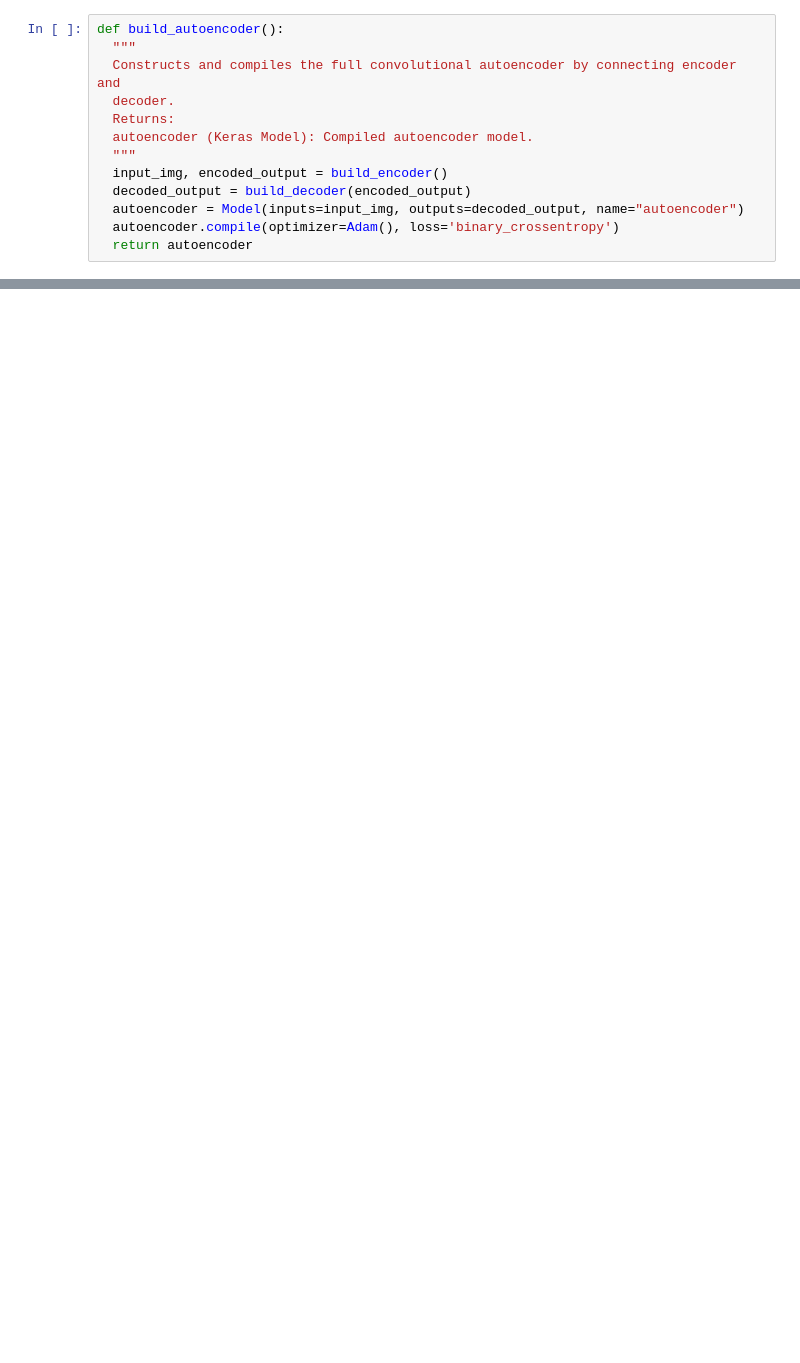
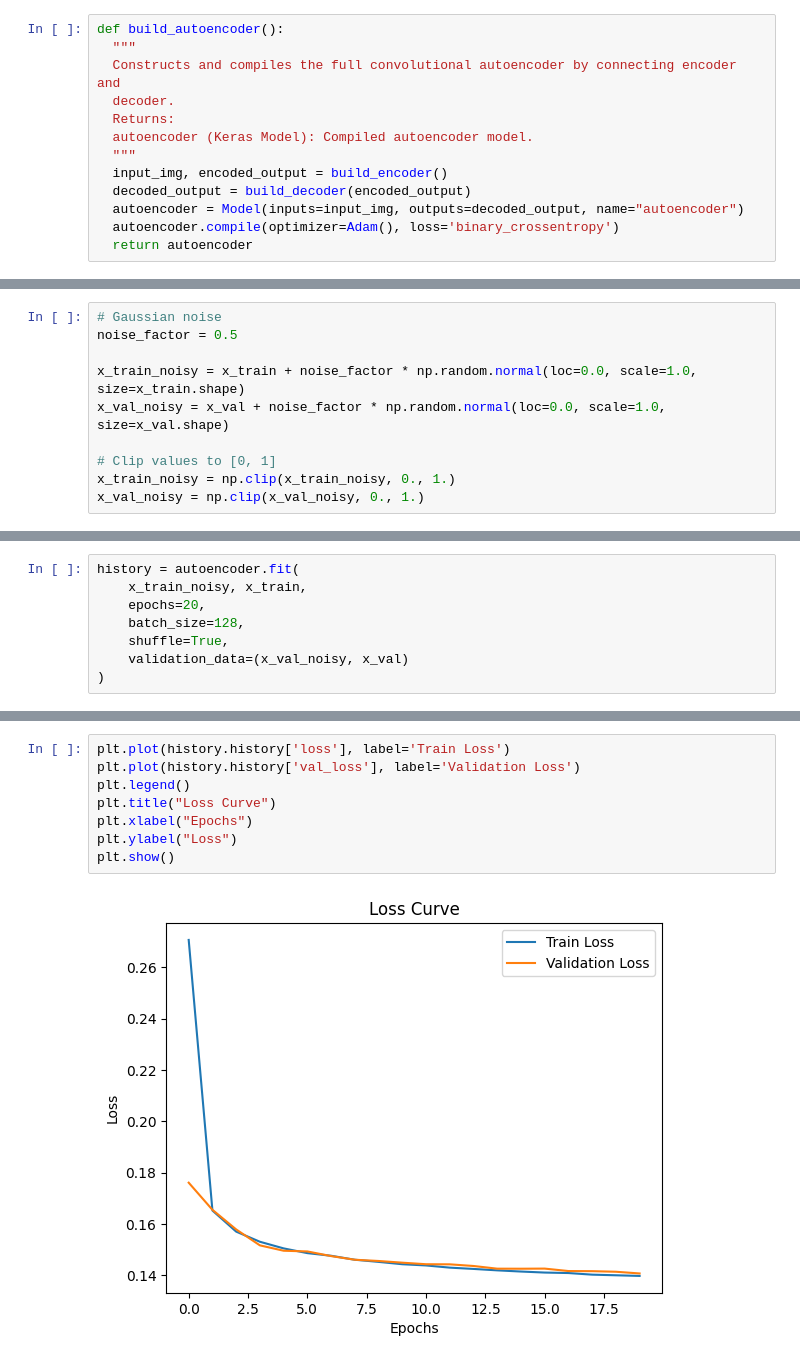
Before and after one commit to diyayourfav/AI-MLModule, a Jupyter notebook: DiyaBudhathoki_Week7.ipynb, the cells around one changed output, grey strips where cells are left out. Cells and saved outputs as stored; diff of their text form; blank space fills up the shorter version.

```diff
--- a/DiyaBudhathoki_Week7.ipynb
+++ b/DiyaBudhathoki_Week7.ipynb
@@ -204,0 +274,10 @@ If your dataset is in Google Drive, remember to mount it first.
+# %%
+# Gaussian noise
+noise_factor = 0.5
+
+x_train_noisy = x_train + noise_factor * np.random.normal(loc=0.0, scale=1.0, size=x_train.shape)
+x_val_noisy = x_val + noise_factor * np.random.normal(loc=0.0, scale=1.0, size=x_val.shape)
+
+# Clip values to [0, 1]
+x_train_noisy = np.clip(x_train_noisy, 0., 1.)
+x_val_noisy = np.clip(x_val_noisy, 0., 1.)
@@ -204,0 +337,8 @@ If your dataset is in Google Drive, remember to mount it first.
+# %%
+history = autoencoder.fit(
+    x_train_noisy, x_train,
+    epochs=20,
+    batch_size=128,
+    shuffle=True,
+    validation_data=(x_val_noisy, x_val)
+)
@@ -204,0 +363,10 @@ If your dataset is in Google Drive, remember to mount it first.
+# %%
+plt.plot(history.history['loss'], label='Train Loss')
+plt.plot(history.history['val_loss'], label='Validation Loss')
+plt.legend()
+plt.title("Loss Curve")
+plt.xlabel("Epochs")
+plt.ylabel("Loss")
+plt.show()
+# %% [output]
+[figure, added]
```
Also changed, not shown: parts of 20 cells of this notebook.
